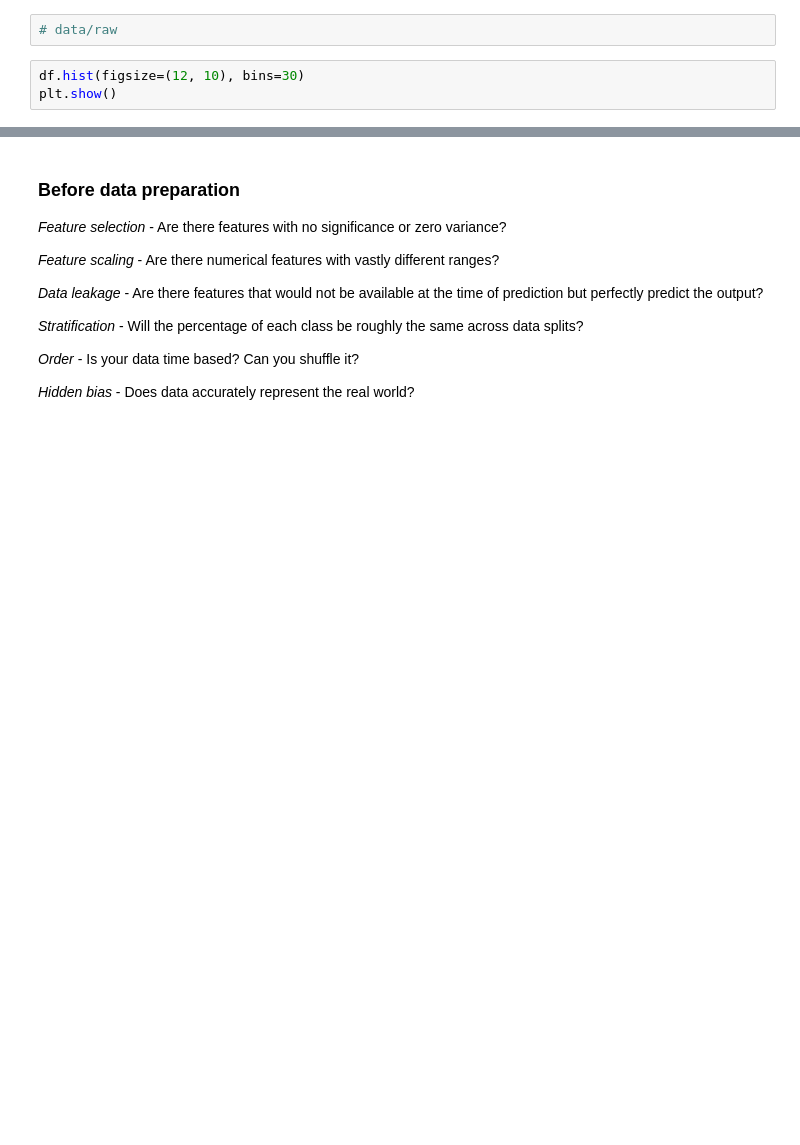
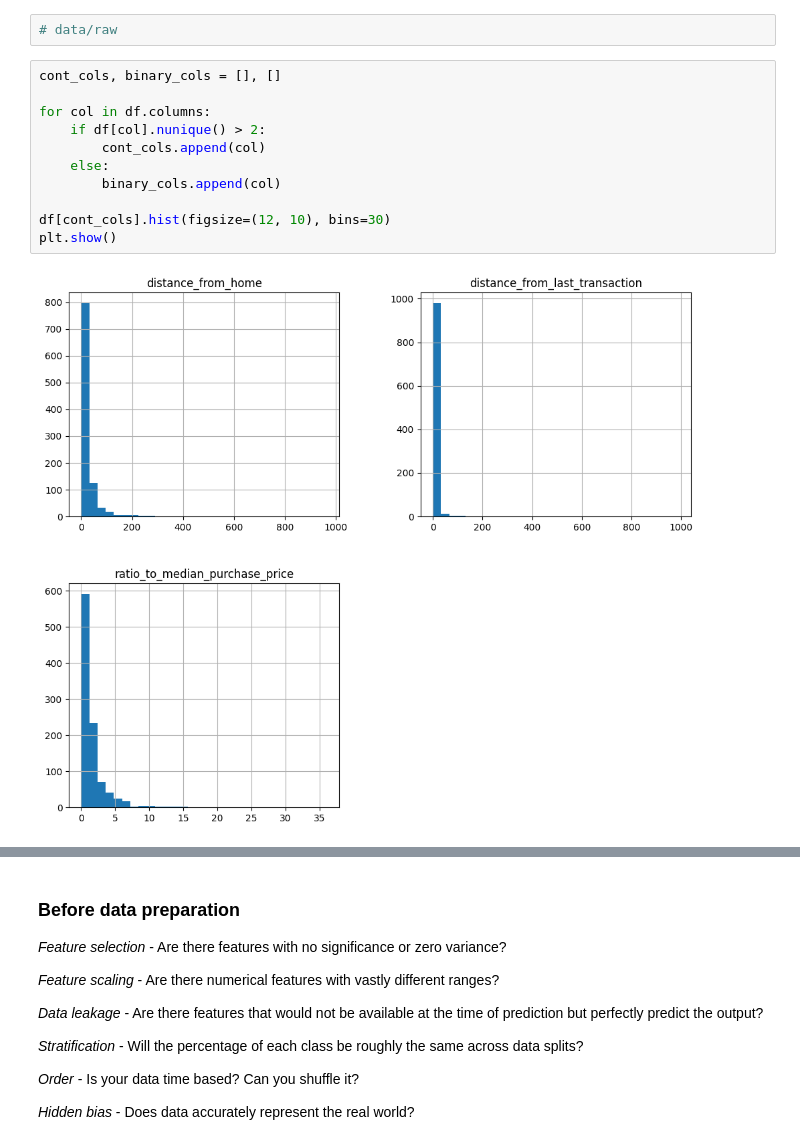
Before and after one commit to BaguetteJet/Fraud-Transaction-Detection, a Jupyter notebook: notebooks/AnalyseData.ipynb, the cells around one changed output, grey strips where cells are left out. Cells and saved outputs as stored; diff of their text form; blank space fills up the shorter version.

Commit message:
Added corellation and variance check, also made better visuals for binary features

```diff
--- a/notebooks/AnalyseData.ipynb
+++ b/notebooks/AnalyseData.ipynb
@@ -48,5 +98,15 @@ Scan though the data breifly looking for any other issues.
 # %%
 # data/raw
 # %%
-df.hist(figsize=(12, 10), bins=30)
+cont_cols, binary_cols = [], []
+
+for col in df.columns:
+    if df[col].nunique() > 2:
+        cont_cols.append(col)
+    else:
+        binary_cols.append(col)
+
+df[cont_cols].hist(figsize=(12, 10), bins=30)
 plt.show()
+# %% [output]
+[figure, added]
```
Also changed, not shown: parts of 16 cells of this notebook.
